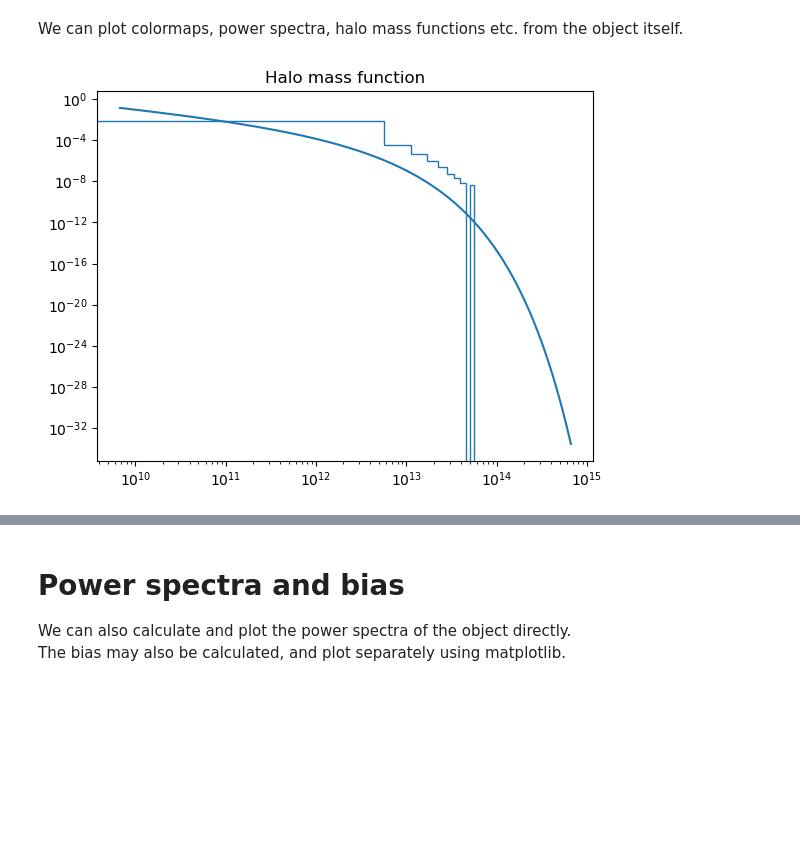
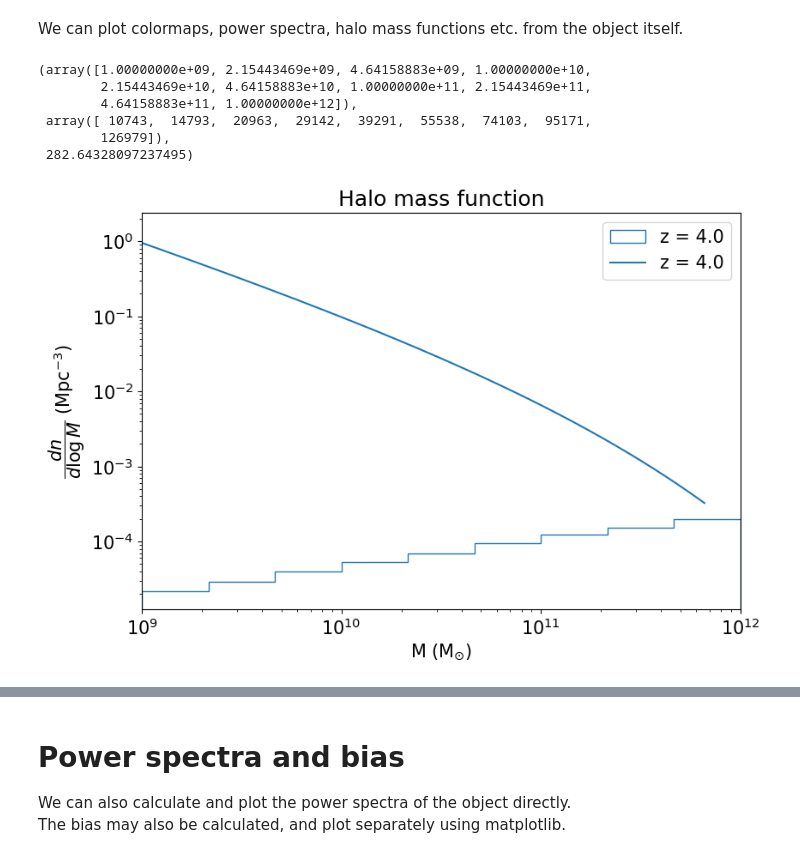
Before and after one commit to raxquax123/postEoR, a Jupyter notebook: examples.ipynb, the cells around one changed output, grey strips where cells are left out. Drawn from its saved outputs; the diff is of its cells as text; code cells hidden in the pictures; blank space fills up the shorter version.

```diff
--- a/examples.ipynb
+++ b/examples.ipynb
@@ -19,7 +19,8 @@ cone = gen.generate_cone(
     delta_z=redshift_range,
     HII_dim=no_of_cells,
     box_len=phys_length,
-    overdens_cap=overdens_cap
+    overdens_cap=overdens_cap,
+    use_watershed=True
 )
 # %% [output]
 abt to convolve
@@ -42,9 +43,15 @@ abt to convolve
 # %% [markdown]
 We can plot colormaps, power spectra, halo mass functions etc. from the object itself.
 # %%
-cone.gen_hmf(set_bins=False)
+cone.gen_hmf(set_bins=True)
 # %% [output]
+(array([1.00000000e+09, 2.15443469e+09, 4.64158883e+09, 1.00000000e+10,
+        2.15443469e+10, 4.64158883e+10, 1.00000000e+11, 2.15443469e+11,
+        4.64158883e+11, 1.00000000e+12]),
+ array([ 10743,  14793,  20963,  29142,  39291,  55538,  74103,  95171,
+        126979]),
+ 282.64328097237495)
-[figure, old version]
+[figure, new version]
 # %%
 cone.plot_lightcone(save_loc="test_lightcone.png", title="Test lightcone", vmax=0.01)
 # %% [output]
```
Also changed, not shown: parts of 12 cells of this notebook, 7 other files.
